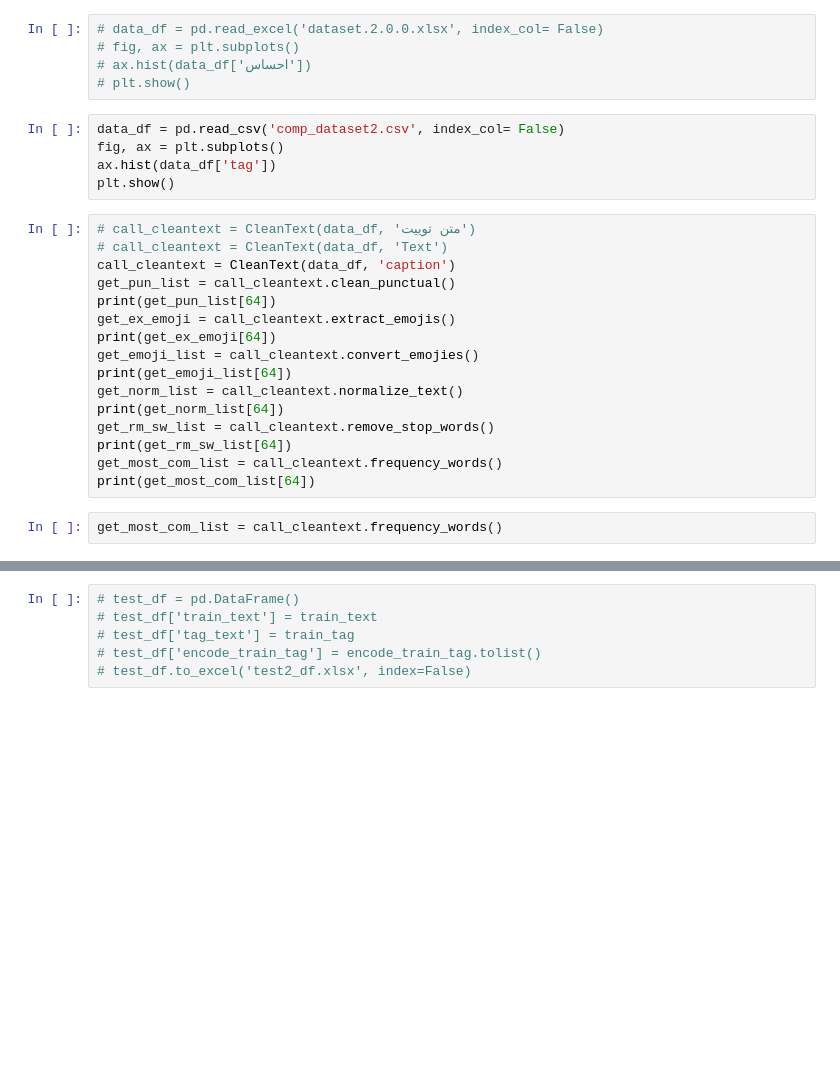
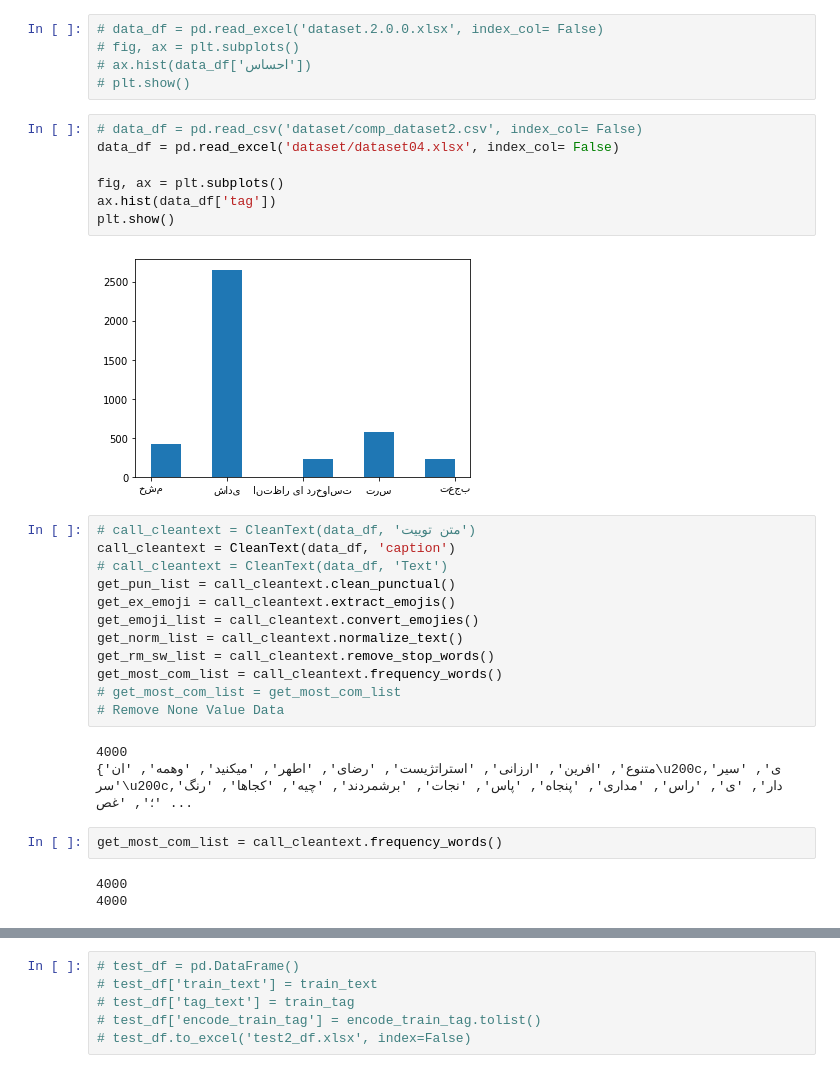
Before and after one commit to EhnNoz/CBi_Sentiment_Analysis, a Jupyter notebook: LSTM(Bidir)_Algorithm.ipynb, the cells around one changed output, grey strips where cells are left out. Saved outputs shown, nothing was run; the diff lists cells and outputs as text; blank space fills up the shorter version.

```diff
--- a/LSTM(Bidir)_Algorithm.ipynb
+++ b/LSTM(Bidir)_Algorithm.ipynb
@@ -84,27 +84,33 @@ class EncodeText:
 # ax.hist(data_df['احساس'])
 # plt.show()
 # %%
-data_df = pd.read_csv('comp_dataset2.csv', index_col= False)
+# data_df = pd.read_csv('dataset/comp_dataset2.csv', index_col= False)
+data_df = pd.read_excel('dataset/dataset04.xlsx', index_col= False)
+
 fig, ax = plt.subplots()
 ax.hist(data_df['tag'])
 plt.show()
+# %% [output]
+[figure, added]
 # %%
 # call_cleantext = CleanText(data_df, 'متن توییت')
+call_cleantext = CleanText(data_df, 'caption')
 # call_cleantext = CleanText(data_df, 'Text')
-call_cleantext = CleanText(data_df, 'caption')
 get_pun_list = call_cleantext.clean_punctual()
-print(get_pun_list[64])
 get_ex_emoji = call_cleantext.extract_emojis()
-print(get_ex_emoji[64])
 get_emoji_list = call_cleantext.convert_emojies()
-print(get_emoji_list[64])
 get_norm_list = call_cleantext.normalize_text()
-print(get_norm_list[64])
 get_rm_sw_list = call_cleantext.remove_stop_words()
-print(get_rm_sw_list[64])
 get_most_com_list = call_cleantext.frequency_words()
-print(get_most_com_list[64])
+# get_most_com_list = get_most_com_list
+# Remove None Value Data
+# %% [output]
+4000
+{'متنوع', 'افرین', 'ارزانی', 'استراتژیست', 'رضای', 'اطهر', 'میکنید', 'وهمه', 'ان\u200cی', 'سیر', 'سر\u200cدار', 'ی', 'راس', 'مداری', 'پنجاه', 'پاس', 'نجات', 'برشمردند', 'چیه', 'کجاها', 'رنگ', '؛', 'غص ...
 # %%
 get_most_com_list = call_cleantext.frequency_words()
+# %% [output]
+4000
+4000
 # %%
 # init_List_prepared = list(map(lambda x: [x[0], x[1]], zip(get_most_com_list, data_df['احساس'])))
```
Also changed, not shown: parts of 9 cells of this notebook, 2 other files.
